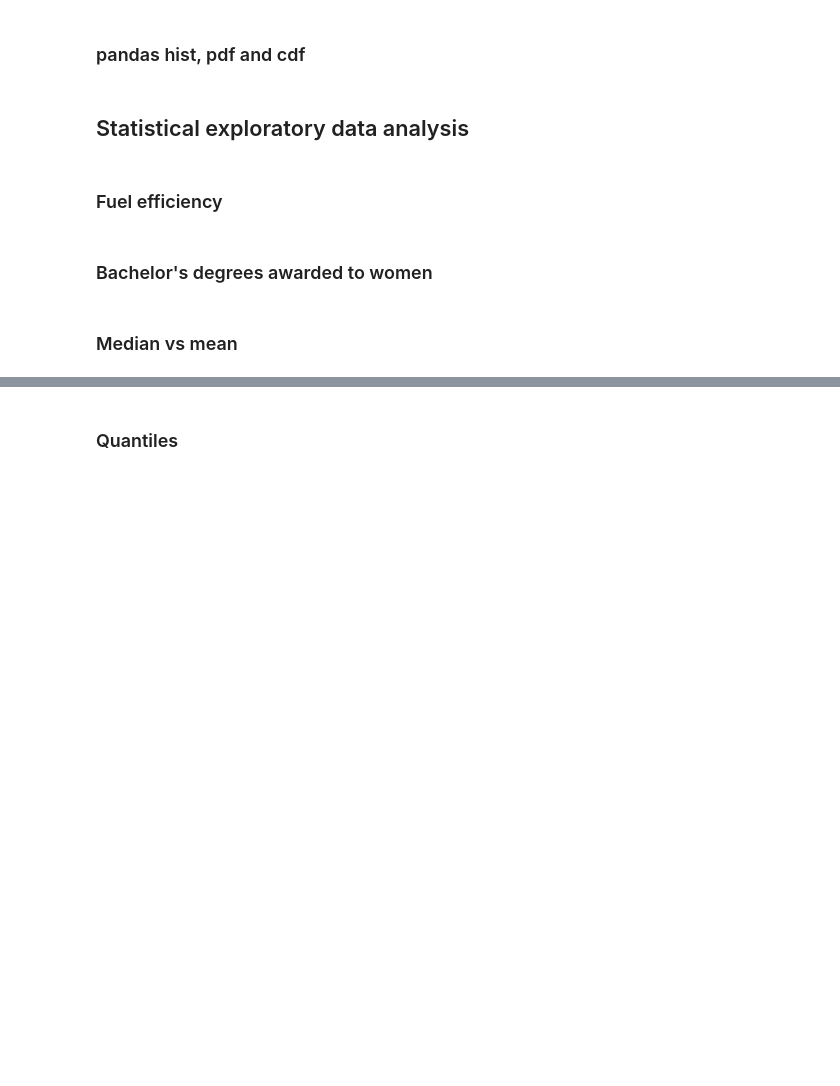
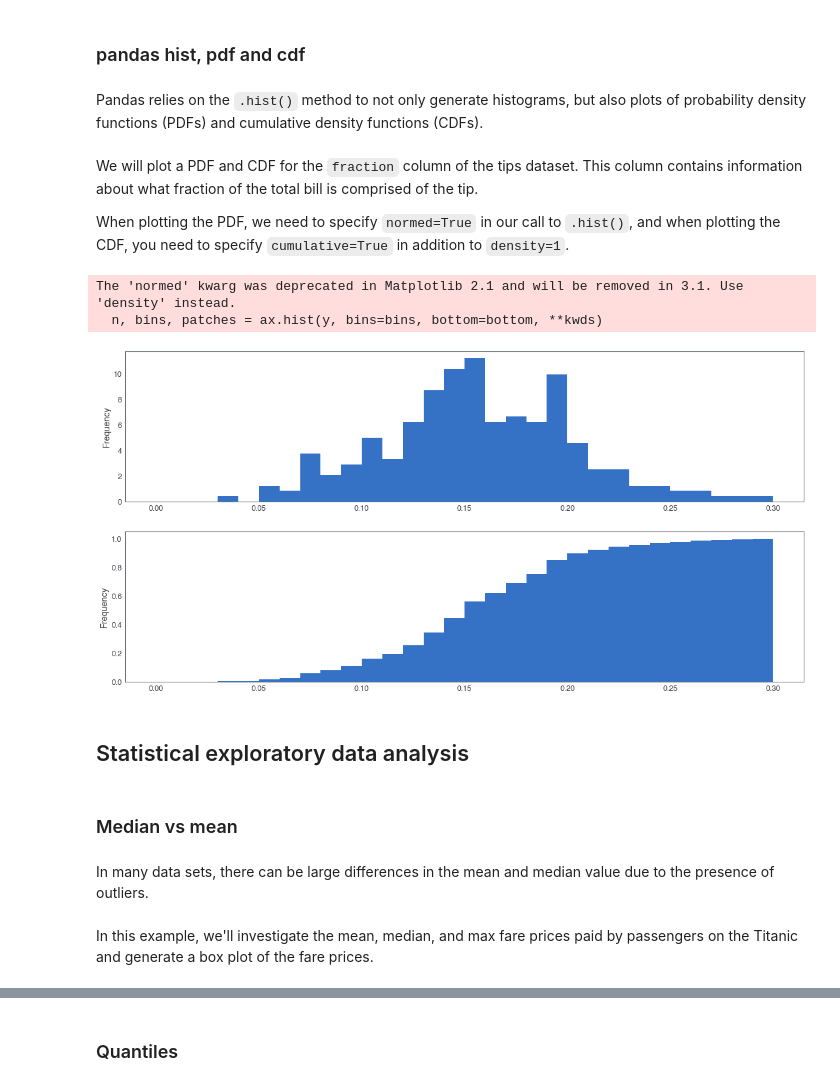
Before and after one commit to ML-Challenge/week2-data-analysis, a Jupyter notebook: L3.pandas Foundations.ipynb, the cells around one changed output, grey strips where cells are left out. Cells and saved outputs as stored; diff of their text form; code cells hidden in the pictures; blank space fills up the shorter version.

```diff
--- a/L3.pandas Foundations.ipynb
+++ b/L3.pandas Foundations.ipynb
@@ -947,10 +1022,33 @@ utils.election.head()
 # %% [markdown]
 ### pandas hist, pdf and cdf
+# %% [markdown]
+Pandas relies on the `.hist()` method to not only generate histograms, but also plots of probability density functions (PDFs) and cumulative density functions (CDFs).
+# %% [markdown]
+We will plot a PDF and CDF for the `fraction` column of the tips dataset. This column contains information about what fraction of the total bill is comprised of the tip.
+
+When plotting the PDF, we need to specify `normed=True` in our call to `.hist()`, and when plotting the CDF, you need to specify `cumulative=True` in addition to `density=1`.
+# %%
+# This formats the plots such that they appear on separate rows
+fig, axes = plt.subplots(nrows=2, ncols=1)
+
+# Plot the PDF
+utils.tips.fraction.plot(ax=axes[0], kind='hist', normed=True, bins=30, range=(0,.3))
+axes[0].grid(b=None)
+# Plot the CDF
+utils.tips.fraction.plot(ax=axes[1], kind='hist', density=1, cumulative=True, bins=30, range=(0,.3))
+axes[1].grid(b=None)
+
+# Show the plots
+plt.show()
+# %% [output]
+The 'normed' kwarg was deprecated in Matplotlib 2.1 and will be removed in 3.1. Use 'density' instead.
+  n, bins, patches = ax.hist(y, bins=bins, bottom=bottom, **kwds)
+[figure, added]
 # %% [markdown]
 ## Statistical exploratory data analysis
-# %% [markdown]
-### Fuel efficiency
-# %% [markdown]
-### Bachelor's degrees awarded to women
 # %% [markdown]
 ### Median vs mean
+# %% [markdown]
+In many data sets, there can be large differences in the mean and median value due to the presence of outliers.
+# %% [markdown]
+In this example, we'll investigate the mean, median, and max fare prices paid by passengers on the Titanic and generate a box plot of the fare prices.
```
Also changed, not shown: parts of 23 cells of this notebook, 4 other files.
